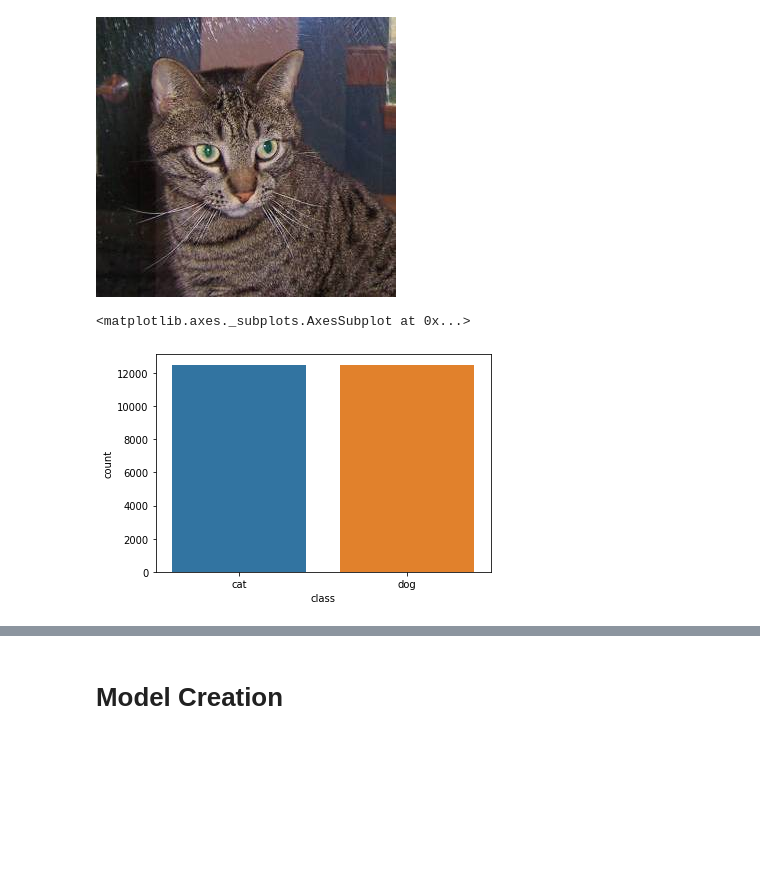
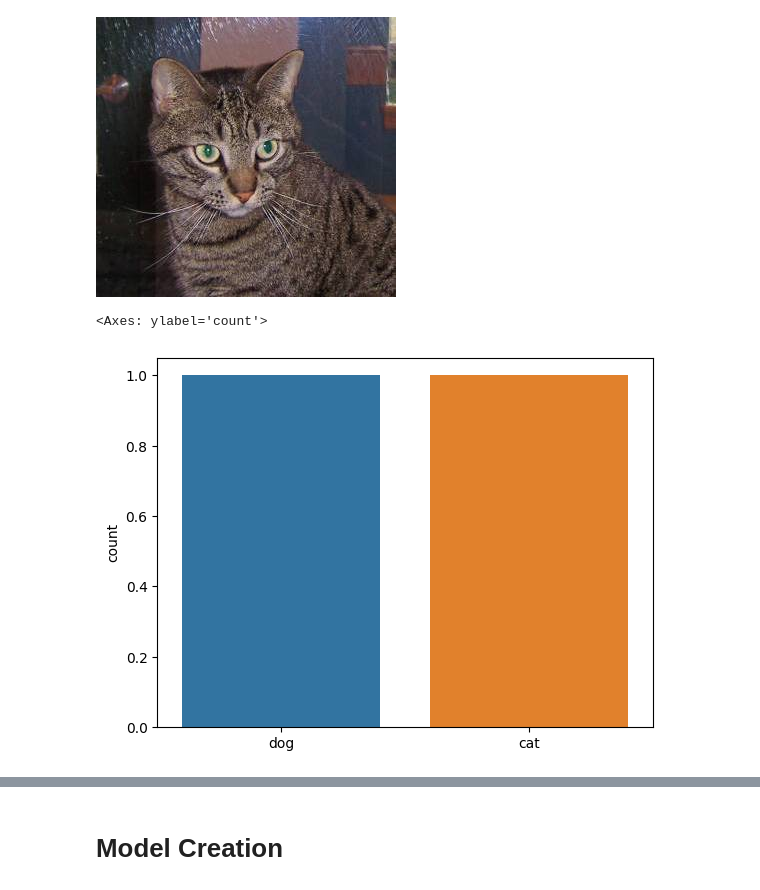
Before and after one commit to Vayansh/XAI_on_Cat_vs_Dog_Classification, a Jupyter notebook: Cat_vs_Dogs.ipynb, the cells around one changed output, grey strips where cells are left out. Cells and saved outputs as stored; diff of their text form; code cells hidden in the pictures; blank space fills up the shorter version.

```diff
--- a/Cat_vs_Dogs.ipynb
+++ b/Cat_vs_Dogs.ipynb
@@ -64,10 +63,10 @@ df = pd.DataFrame({
     'class':category
 })
 # %%
-sns.countplot(df['class'],data=df)
+sns.countplot(data=df,x = df['class'].unique())
 # %% [output]
-<matplotlib.axes._subplots.AxesSubplot at 0x...>
+<Axes: ylabel='count'>
-[figure, old version]
+[figure, new version]
 # %%
 df
 # %% [output]
```
Also changed, not shown: parts of 37 cells of this notebook.
